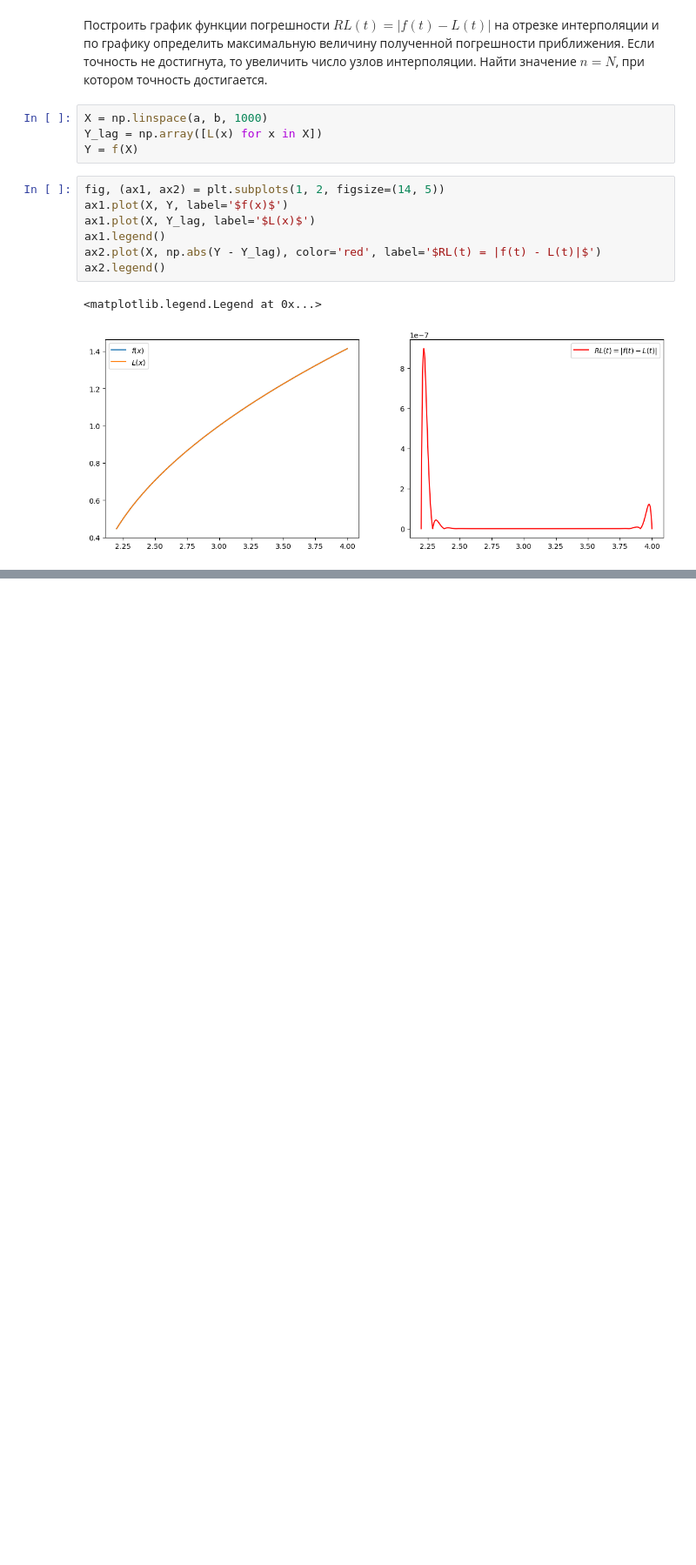
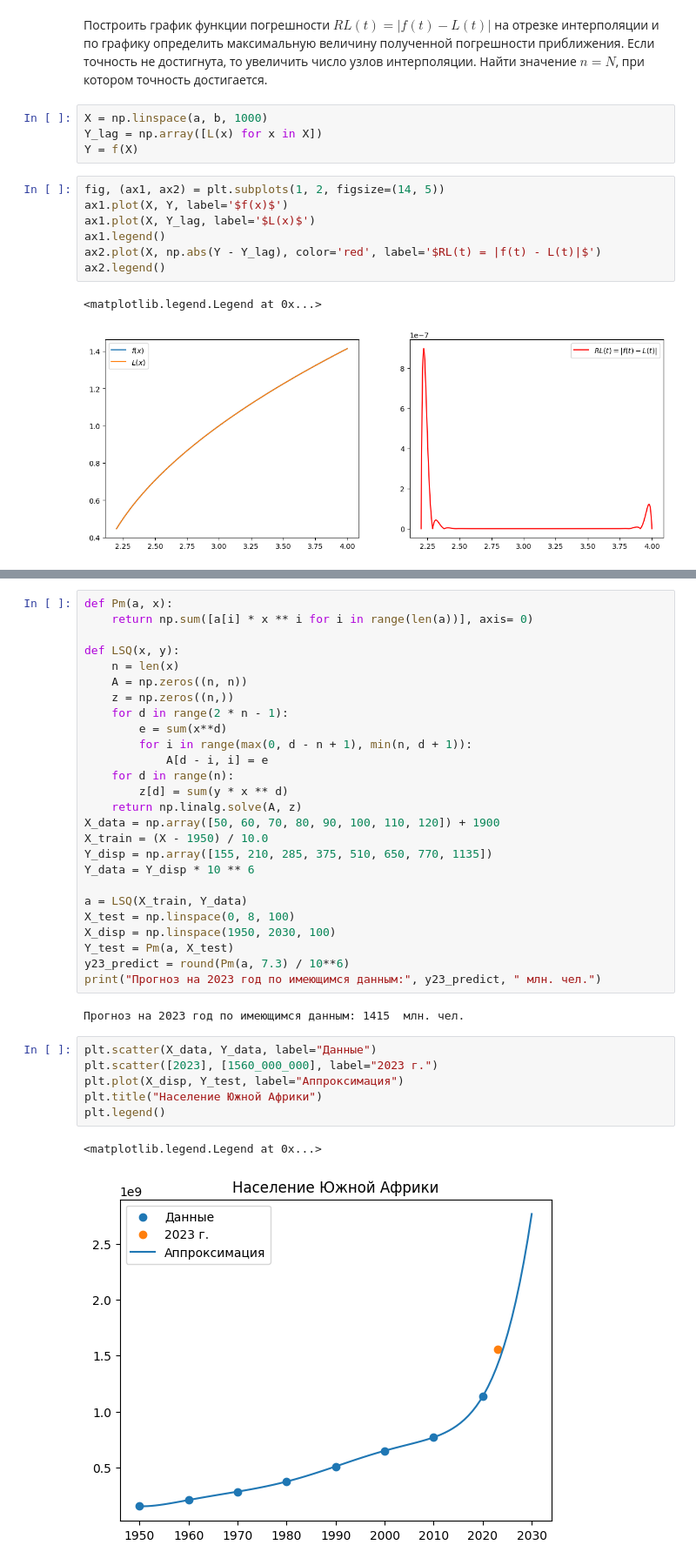
Before and after one commit to AeekTrue/mathmod, a Jupyter notebook: lab5/main.ipynb, the cells around one changed output, grey strips where cells are left out. Shown at 87% size. Saved outputs shown, nothing was run; the diff lists cells and outputs as text; blank space fills up the shorter version.

```diff
--- a/lab5/main.ipynb
+++ b/lab5/main.ipynb
@@ -80,0 +98,37 @@ ax2.legend()
+# %%
+def Pm(a, x):
+    return np.sum([a[i] * x ** i for i in range(len(a))], axis= 0)
+
+def LSQ(x, y):
+    n = len(x)
+    A = np.zeros((n, n))
+    z = np.zeros((n,))
+    for d in range(2 * n - 1):
+        e = sum(x**d)
+        for i in range(max(0, d - n + 1), min(n, d + 1)):
+            A[d - i, i] = e
+    for d in range(n):
+        z[d] = sum(y * x ** d)
+    return np.linalg.solve(A, z)
+X_data = np.array([50, 60, 70, 80, 90, 100, 110, 120]) + 1900
+X_train = (X - 1950) / 10.0
+Y_disp = np.array([155, 210, 285, 375, 510, 650, 770, 1135])
+Y_data = Y_disp * 10 ** 6
+
+a = LSQ(X_train, Y_data)
+X_test = np.linspace(0, 8, 100)
+X_disp = np.linspace(1950, 2030, 100)
+Y_test = Pm(a, X_test)
+y23_predict = round(Pm(a, 7.3) / 10**6)
+print("Прогноз на 2023 год по имеющимся данным:", y23_predict, " млн. чел.")
+# %% [output]
+Прогноз на 2023 год по имеющимся данным: 1415  млн. чел.
+# %%
+plt.scatter(X_data, Y_data, label="Данные")
+plt.scatter([2023], [1560_000_000], label="2023 г.")
+plt.plot(X_disp, Y_test, label="Аппроксимация")
+plt.title("Население Южной Африки")
+plt.legend()
+# %% [output]
+<matplotlib.legend.Legend at 0x...>
+[figure, added]
```
Also changed, not shown: parts of 3 cells of this notebook.
